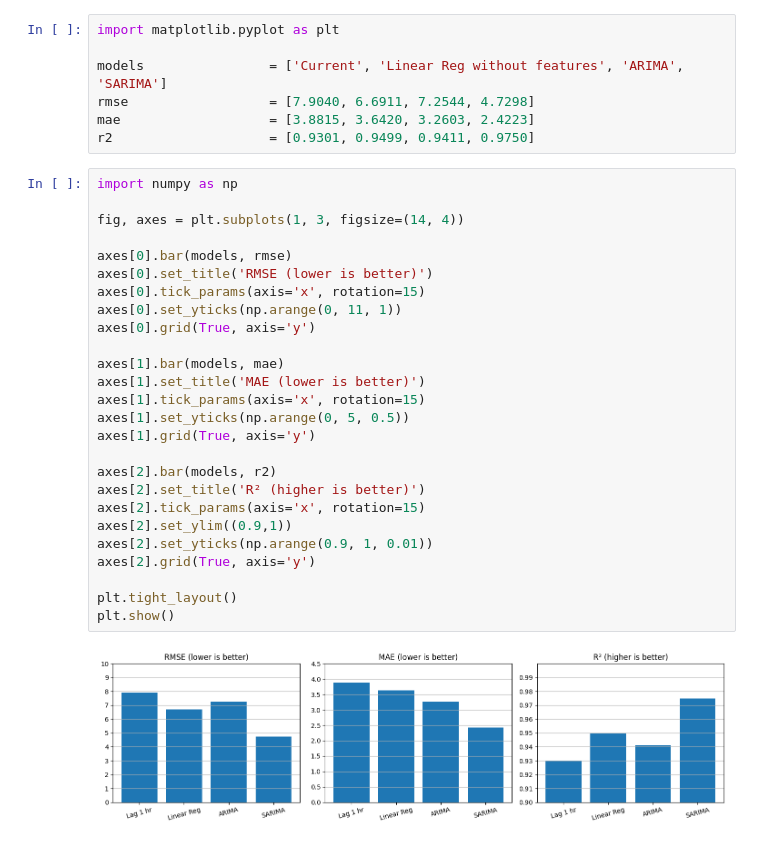
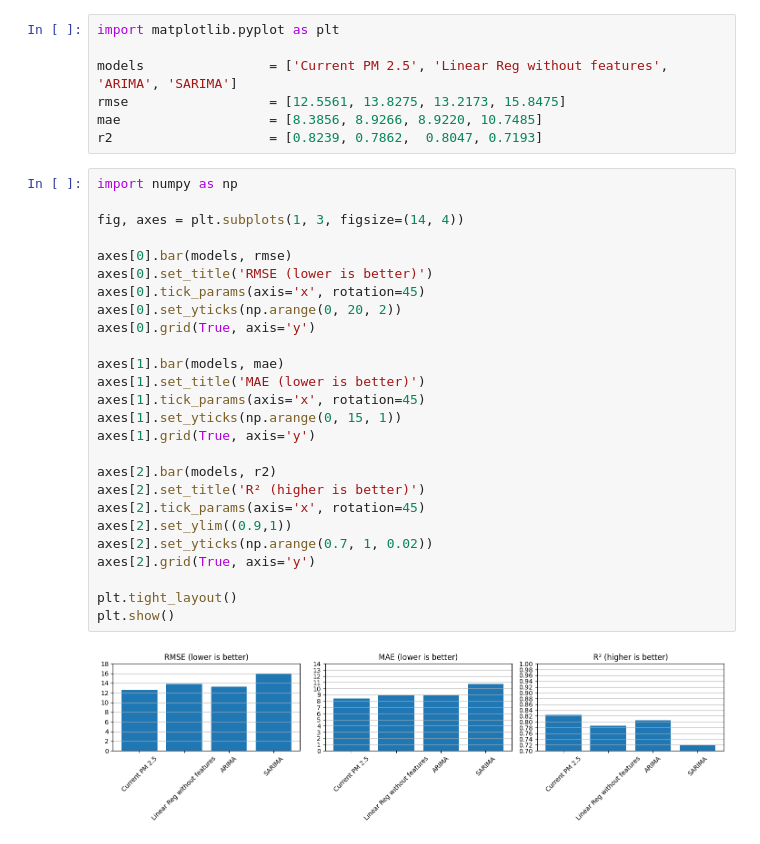
Before and after one commit to adarsha-7/pm25-forecasting, a Jupyter notebook: notebooks/experiments/exp_3_2/comparison.ipynb, the cells around one changed output. Cells and saved outputs as stored; diff of their text form.

```diff
--- a/notebooks/experiments/exp_3_2/comparison.ipynb
+++ b/notebooks/experiments/exp_3_2/comparison.ipynb
@@ -1,35 +1,35 @@
 # %%
 import matplotlib.pyplot as plt
 
-models                = ['Current', 'Linear Reg without features', 'ARIMA', 'SARIMA']
-rmse                  = [7.9040, 6.6911, 7.2544, 4.7298]
-mae                   = [3.8815, 3.6420, 3.2603, 2.4223]
-r2                    = [0.9301, 0.9499, 0.9411, 0.9750]
+models                = ['Current PM 2.5', 'Linear Reg without features', 'ARIMA', 'SARIMA']
+rmse                  = [12.5561, 13.8275, 13.2173, 15.8475]
+mae                   = [8.3856, 8.9266, 8.9220, 10.7485]
+r2                    = [0.8239, 0.7862,  0.8047, 0.7193]
 # %%
 import numpy as np
 
 fig, axes = plt.subplots(1, 3, figsize=(14, 4))
 
 axes[0].bar(models, rmse)
 axes[0].set_title('RMSE (lower is better)')
-axes[0].tick_params(axis='x', rotation=15)
-axes[0].set_yticks(np.arange(0, 11, 1))
+axes[0].tick_params(axis='x', rotation=45)
+axes[0].set_yticks(np.arange(0, 20, 2))
 axes[0].grid(True, axis='y')
 
 axes[1].bar(models, mae)
 axes[1].set_title('MAE (lower is better)')
-axes[1].tick_params(axis='x', rotation=15)
-axes[1].set_yticks(np.arange(0, 5, 0.5))
+axes[1].tick_params(axis='x', rotation=45)
+axes[1].set_yticks(np.arange(0, 15, 1))
 axes[1].grid(True, axis='y')
 
 axes[2].bar(models, r2)
 axes[2].set_title('R² (higher is better)')
-axes[2].tick_params(axis='x', rotation=15)
+axes[2].tick_params(axis='x', rotation=45)
 axes[2].set_ylim((0.9,1))
-axes[2].set_yticks(np.arange(0.9, 1, 0.01))
+axes[2].set_yticks(np.arange(0.7, 1, 0.02))
 axes[2].grid(True, axis='y')
 
 plt.tight_layout()
 plt.show()
 # %% [output]
-[figure, old version]
+[figure, new version]
```
Also changed, not shown: parts of 1 cell of this notebook, 3 other files.
